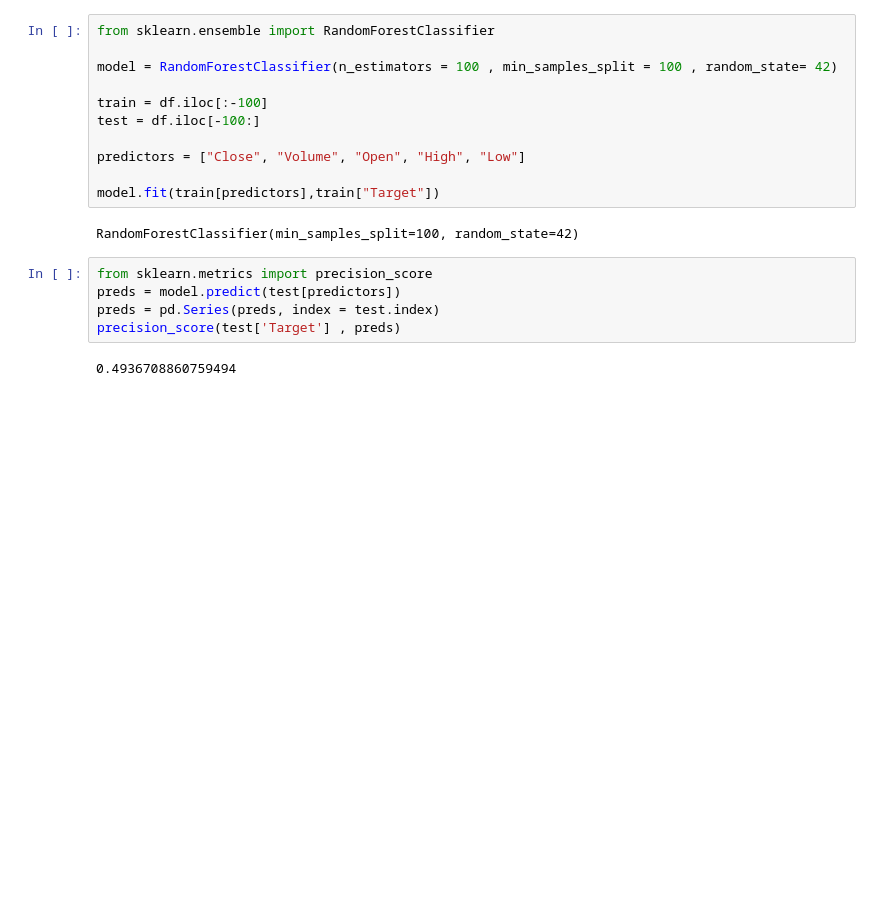
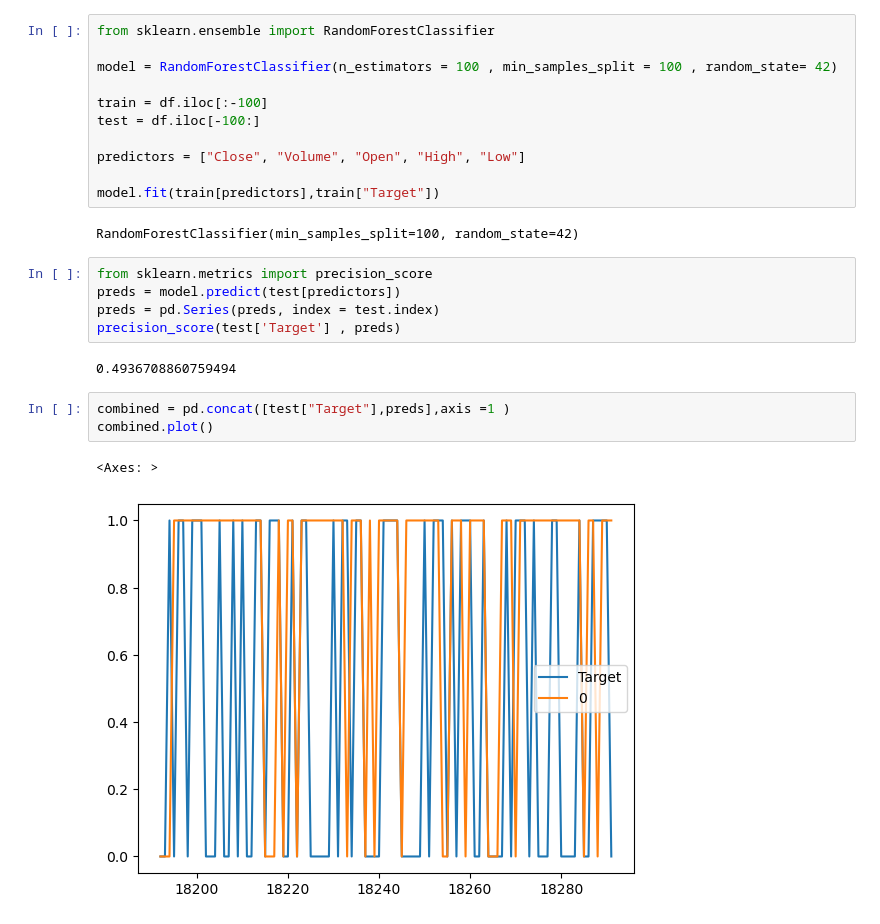
Before and after one commit to ryzen-Y/Stock-Market-Prediction-With-Machine-Learning, a Jupyter notebook: notebooks/notebook.ipynb, the cells around one changed output. Saved outputs shown, nothing was run; the diff lists cells and outputs as text; blank space fills up the shorter version.

```diff
--- a/notebooks/notebook.ipynb
+++ b/notebooks/notebook.ipynb
@@ -58,3 +58,9 @@ preds = pd.Series(preds, index = test.index)
 precision_score(test['Target'] , preds)
 # %% [output]
 0.4936708860759494
+# %%
+combined = pd.concat([test["Target"],preds],axis =1 )
+combined.plot()
+# %% [output]
+<Axes: >
+[figure, added]
```
